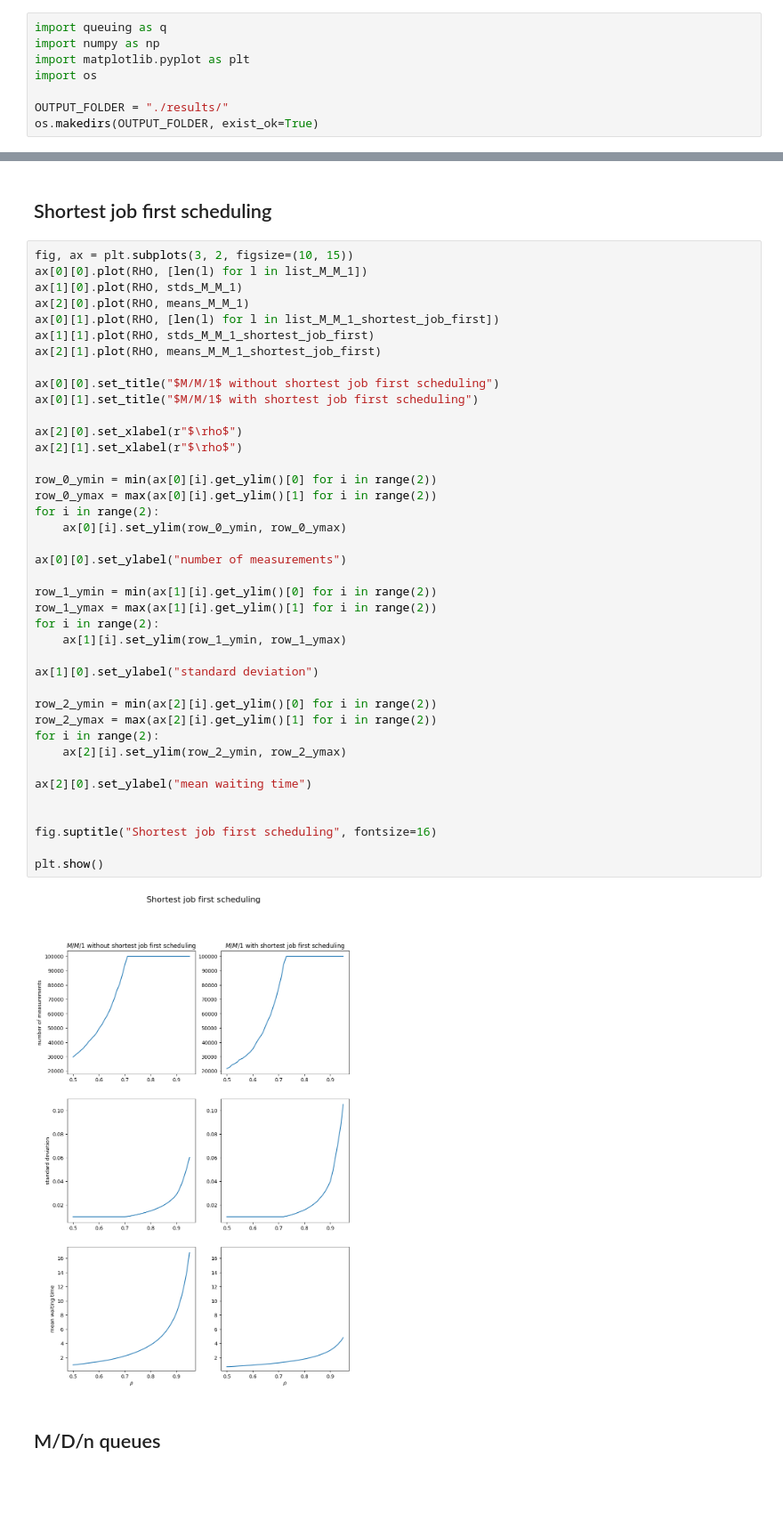
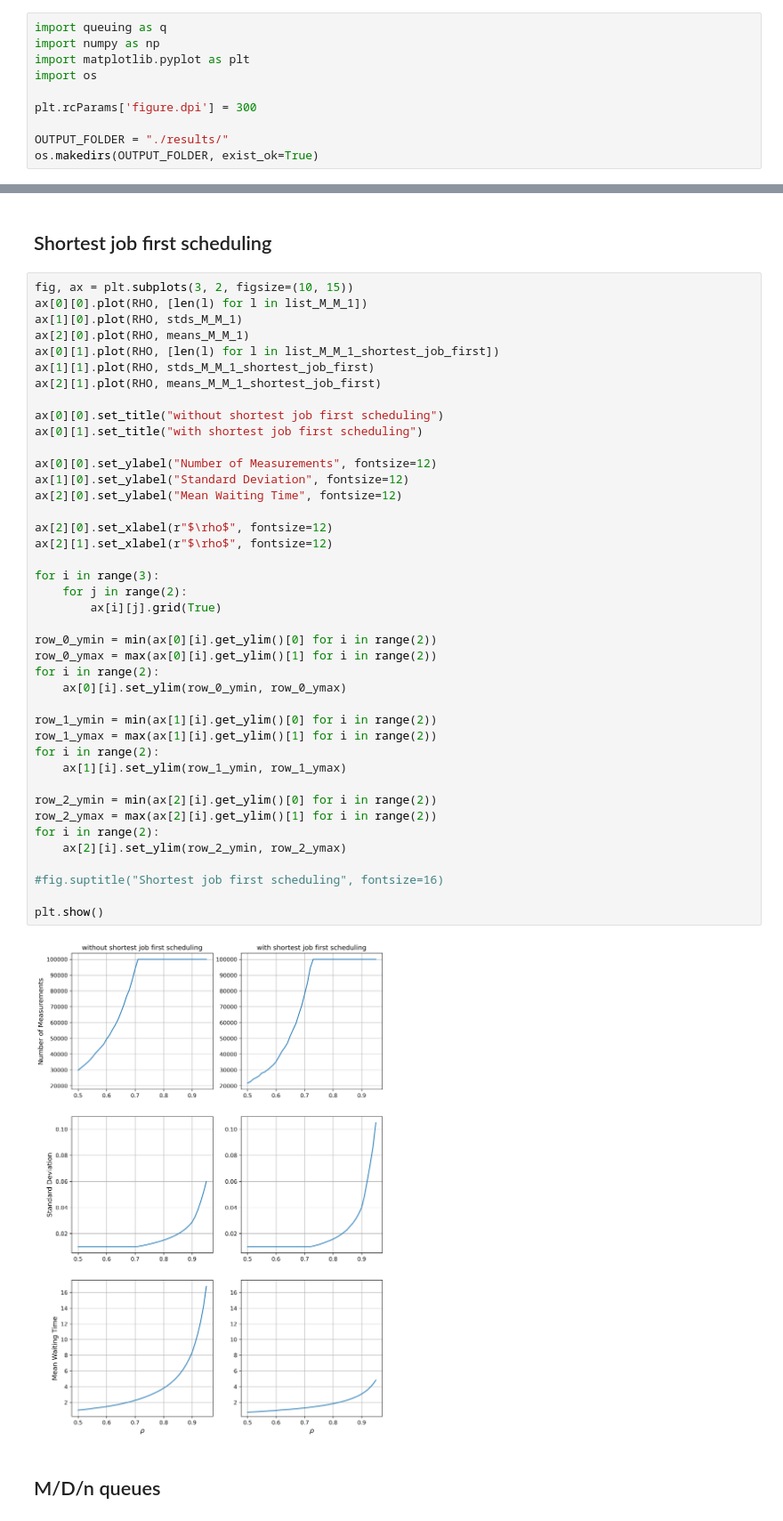
Before and after one commit to tuaosh/StochSim-Assignment-2, a Jupyter notebook: simulations.ipynb, the cells around one changed output, grey strips where cells are left out. Shown at 89% size. Drawn from its saved outputs; the diff is of its cells as text; blank space fills up the shorter version.

```diff
--- a/simulations.ipynb
+++ b/simulations.ipynb
@@ -4,6 +4,8 @@ import numpy as np
 import matplotlib.pyplot as plt
 import os
 
+plt.rcParams['figure.dpi'] = 300
+
 OUTPUT_FOLDER = "./results/"
 os.makedirs(OUTPUT_FOLDER, exist_ok=True)
 # %%
@@ -258,45 +262,46 @@ plt.show()
 # %%
 fig, ax = plt.subplots(3, 2, figsize=(10, 15))
 ax[0][0].plot(RHO, [len(l) for l in list_M_M_1])
 ax[1][0].plot(RHO, stds_M_M_1)
 ax[2][0].plot(RHO, means_M_M_1)
 ax[0][1].plot(RHO, [len(l) for l in list_M_M_1_shortest_job_first])
 ax[1][1].plot(RHO, stds_M_M_1_shortest_job_first)
 ax[2][1].plot(RHO, means_M_M_1_shortest_job_first)
 
-ax[0][0].set_title("$M/M/1$ without shortest job first scheduling")
-ax[0][1].set_title("$M/M/1$ with shortest job first scheduling")
+ax[0][0].set_title("without shortest job first scheduling")
+ax[0][1].set_title("with shortest job first scheduling")
 
-ax[2][0].set_xlabel(r"$\rho$")
-ax[2][1].set_xlabel(r"$\rho$")
+ax[0][0].set_ylabel("Number of Measurements", fontsize=12)
+ax[1][0].set_ylabel("Standard Deviation", fontsize=12)
+ax[2][0].set_ylabel("Mean Waiting Time", fontsize=12)
+
+ax[2][0].set_xlabel(r"$\rho$", fontsize=12)
+ax[2][1].set_xlabel(r"$\rho$", fontsize=12)
+
+for i in range(3):
+    for j in range(2):
+        ax[i][j].grid(True)
 
 row_0_ymin = min(ax[0][i].get_ylim()[0] for i in range(2))
 row_0_ymax = max(ax[0][i].get_ylim()[1] for i in range(2))
 for i in range(2):
     ax[0][i].set_ylim(row_0_ymin, row_0_ymax)
 
-ax[0][0].set_ylabel("number of measurements")
-
 row_1_ymin = min(ax[1][i].get_ylim()[0] for i in range(2))
 row_1_ymax = max(ax[1][i].get_ylim()[1] for i in range(2))
 for i in range(2):
     ax[1][i].set_ylim(row_1_ymin, row_1_ymax)
-
-ax[1][0].set_ylabel("standard deviation")
 
 row_2_ymin = min(ax[2][i].get_ylim()[0] for i in range(2))
 row_2_ymax = max(ax[2][i].get_ylim()[1] for i in range(2))
 for i in range(2):
     ax[2][i].set_ylim(row_2_ymin, row_2_ymax)
 
-ax[2][0].set_ylabel("mean waiting time")
-
-
-fig.suptitle("Shortest job first scheduling", fontsize=16)
+#fig.suptitle("Shortest job first scheduling", fontsize=16)
 
 plt.show()
 # %% [output]
-[figure, old version]
+[figure, new version]
 # %% [markdown]
 ## M/D/n queues
 # %%
```
Also changed, not shown: parts of 3 cells of this notebook, 4 other files.
